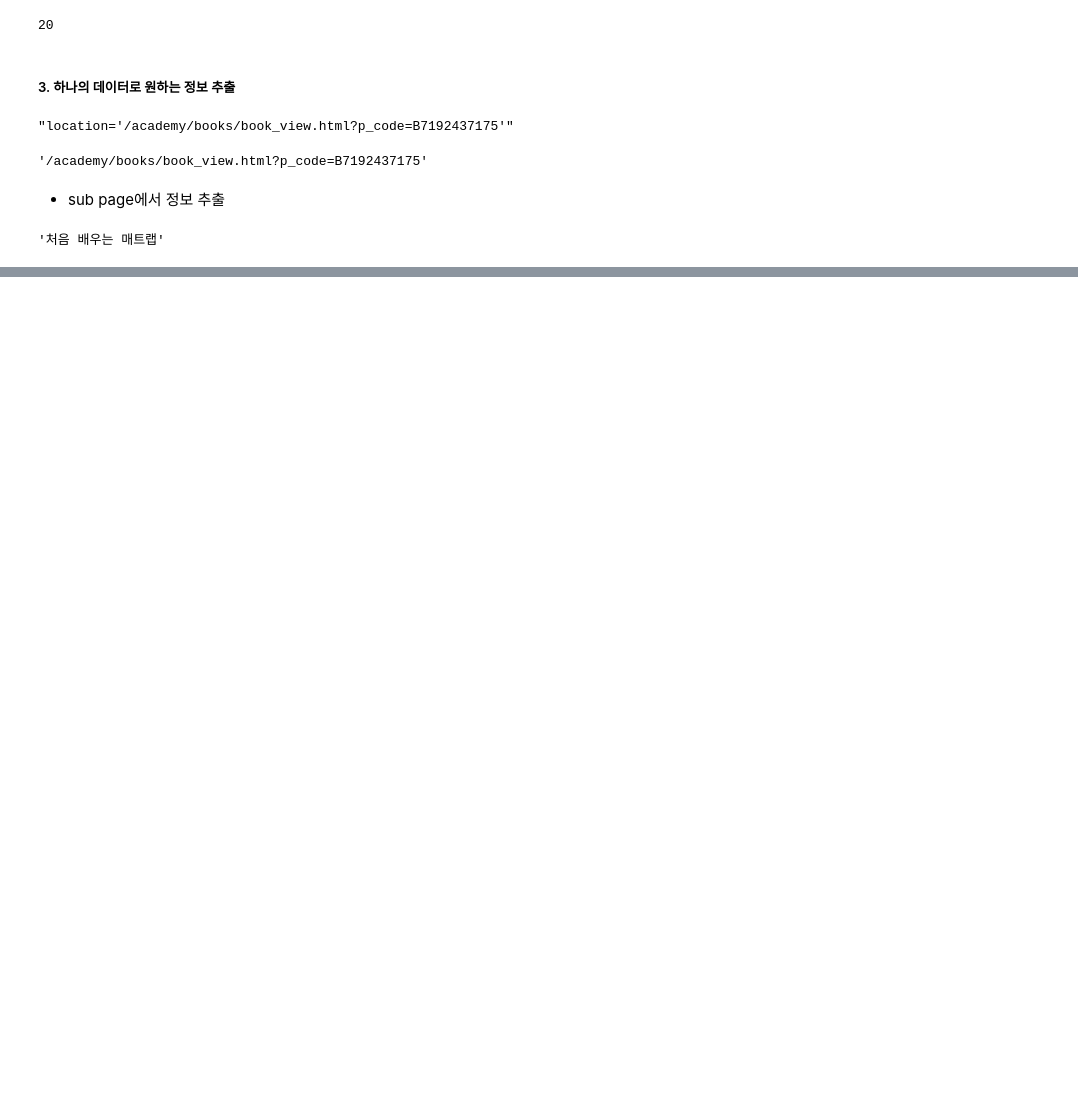
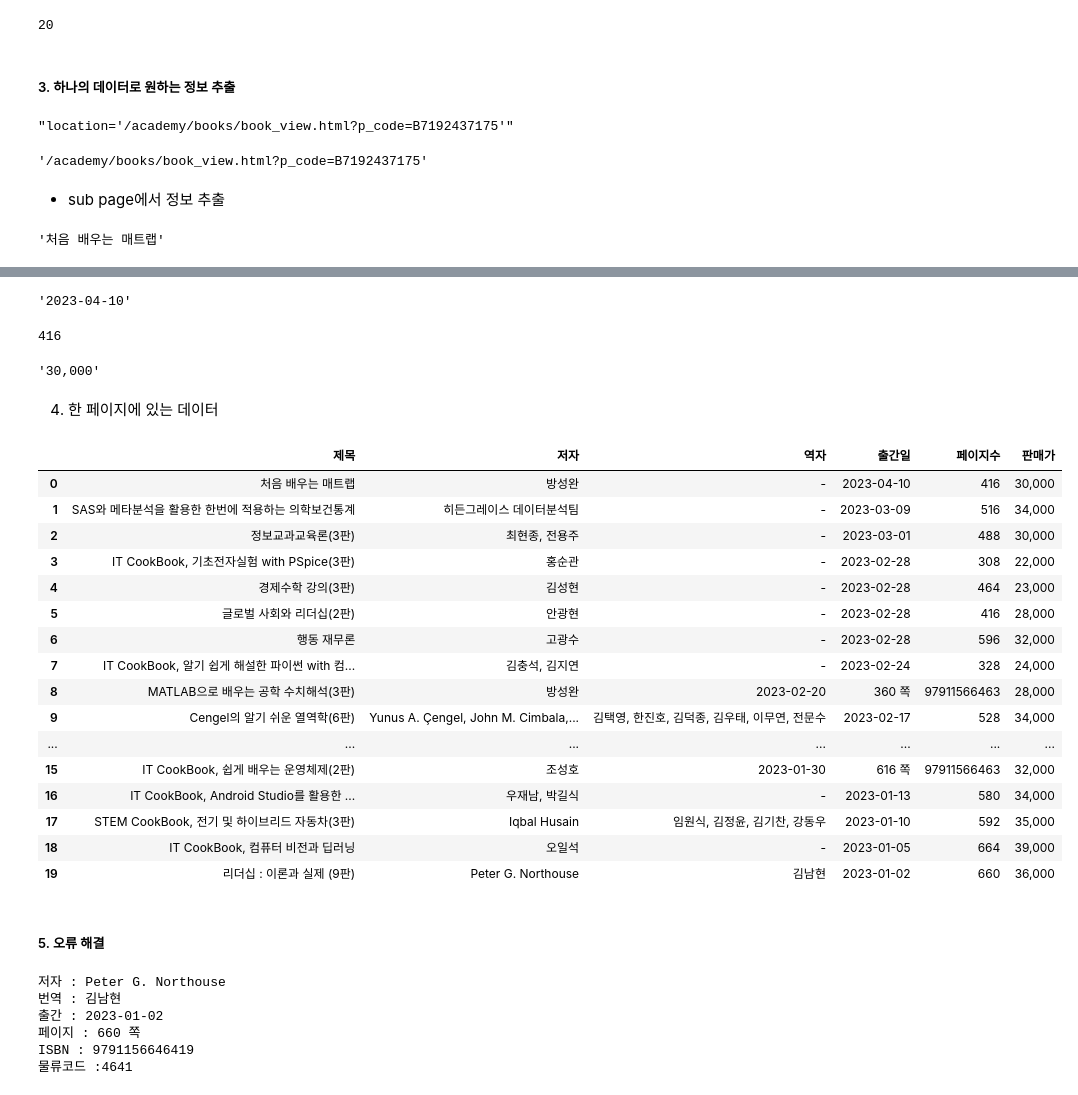
Before and after one commit to dlaudgh/DataAnalysis_Lecture_2023.04, a Jupyter notebook: 05.Crawling/04.한빛아카데미.ipynb, the cells around one changed output, grey strips where cells are left out. Saved outputs shown, nothing was run; the diff lists cells and outputs as text; code cells hidden in the pictures; blank space fills up the shorter version.

```diff
--- a/05.Crawling/04.한빛아카데미.ipynb
+++ b/05.Crawling/04.한빛아카데미.ipynb
@@ -125,0 +142,66 @@ title
+# %%
+# 출간일
+date = book_lis[-4].find('span').get_text().strip()
+date
+# %% [output]
+'2023-04-10'
+# %%
+# 페이지
+page = int(book_lis[-3].find('span').get_text().strip()[:-2])
+page
+# %% [output]
+416
+# %%
+# 가격
+payments = book_soup.select_one('.payment_box.curr').find_all('p')
+sales = payments[1].select_one('.pbr').find('strong').get_text().strip()
+sales
+# %% [output]
+'30,000'
+# %% [markdown]
+4. 한 페이지에 있는 데이터
+# %%
+lines = []
+for li in lis:
+    href = li.select_one('.pop_quick_bg')['onclick'][10:-1]
+    res = requests.get(base_url + href)
+    book_soup = BeautifulSoup(res.text)
+    info = book_soup.select_one('.store_product_info_box')
+    title = info.find('h3').text.strip()
+    book_lis = info.select('.info_list > li')
+    author = ', '.join(book_lis[0].find('span').get_text().strip().split(' , '))
+    if len(book_lis) == 5:
+        translator = '-'
+    else:
+        translator = ', '.join(book_lis[1].find('span').get_text().strip().split(' , '))
+    date = book_lis[-4].find('span').get_text().strip()
+    page = int(book_lis[-3].find('span').get_text().strip()[:-2])
+    payments = book_soup.select_one('.payment_box.curr').find_all('p')
+    sales = payments[1].select_one('.pbr').find('strong').get_text().strip()
+    lines.append({
+        '제목':title, '저자':author, '역자':translator,
+        '출간일':date, '페이지수':page, '판매가':sales
+    })
+# %%
+df1 = pd.DataFrame(lines)
+df1
+# %% [output]
+|  | 제목 | 저자 | 역자 | 출간일 | 페이지수 | 판매가 |
+| 0 | 처음 배우는 매트랩 | 방성완 | - | 2023-04-10 | 416 | 30,000 |
+| 1 | SAS와 메타분석을 활용한 한번에 적용하는 의학보건통계 | 히든그레이스 데이터분석팀 | - | 2023-03-09 | 516 | 34,000 |
+| 2 | 정보교과교육론(3판) | 최현종, 전용주 | - | 2023-03-01 | 488 | 30,000 |
+| 3 | IT CookBook, 기초전자실험 with PSpice(3판) | 홍순관 | - | 2023-02-28 | 308 | 22,000 |
+| 4 | 경제수학 강의(3판) | 김성현 | - | 2023-02-28 | 464 | 23,000 |
+| 5 | 글로벌 사회와 리더십(2판) | 안광현 | - | 2023-02-28 | 416 | 28,000 |
+| 6 | 행동 재무론 | 고광수 | - | 2023-02-28 | 596 | 32,000 |
+| 7 | IT CookBook, 알기 쉽게 해설한 파이썬 with 컴... | 김충석, 김지연 | - | 2023-02-24 | 328 | 24,000 |
+| 8 | MATLAB으로 배우는 공학 수치해석(3판) | 방성완 | 2023-02-20 | 360 쪽 | 97911566463 | 28,000 |
+| 9 | Cengel의 알기 쉬운 열역학(6판) | Yunus A. Çengel, John M. Cimbala,... | 김택영, 한진호, 김덕종, 김우태, 이무연, 전문수 | 2023-02-17 | 528 | 34,000 |
+| ... | ... | ... | ... | ... | ... | ... |
+| 15 | IT CookBook, 쉽게 배우는 운영체제(2판) | 조성호 | 2023-01-30 | 616 쪽 | 97911566463 | 32,000 |
+| 16 | IT CookBook, Android Studio를 활용한 ... | 우재남, 박길식 | - | 2023-01-13 | 580 | 34,000 |
+| 17 | STEM CookBook, 전기 및 하이브리드 자동차(3판) | Iqbal Husain | 임원식, 김정윤, 김기찬, 강동우 | 2023-01-10 | 592 | 35,000 |
+| 18 | IT CookBook, 컴퓨터 비전과 딥러닝 | 오일석 | - | 2023-01-05 | 664 | 39,000 |
+| 19 | 리더십 : 이론과 실제 (9판) | Peter G. Northouse | 김남현 | 2023-01-02 | 660 | 36,000 |
+# %% [markdown]
+##### 5. 오류 해결
@@ -125,0 +214,11 @@ title
+# %%
+book_lis = info.select('.info_list > li')
+for li in book_lis:
+    print(li.get_text())
+# %% [output]
+저자 : Peter G. Northouse
+번역 : 김남현
+출간 : 2023-01-02
+페이지 : 660 쪽
+ISBN : 9791156646419
+물류코드 :4641
```
Also changed, not shown: parts of 15 cells of this notebook, 1 other file.
